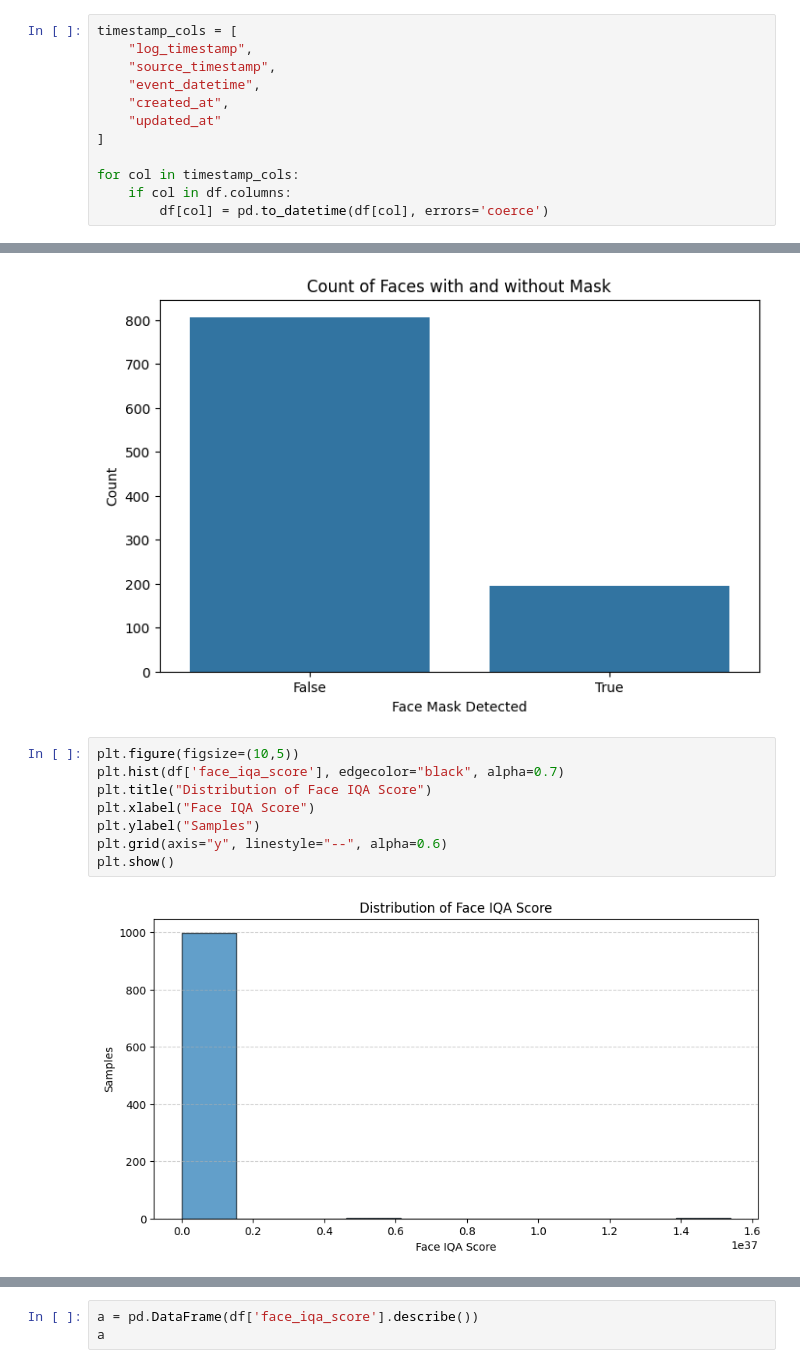
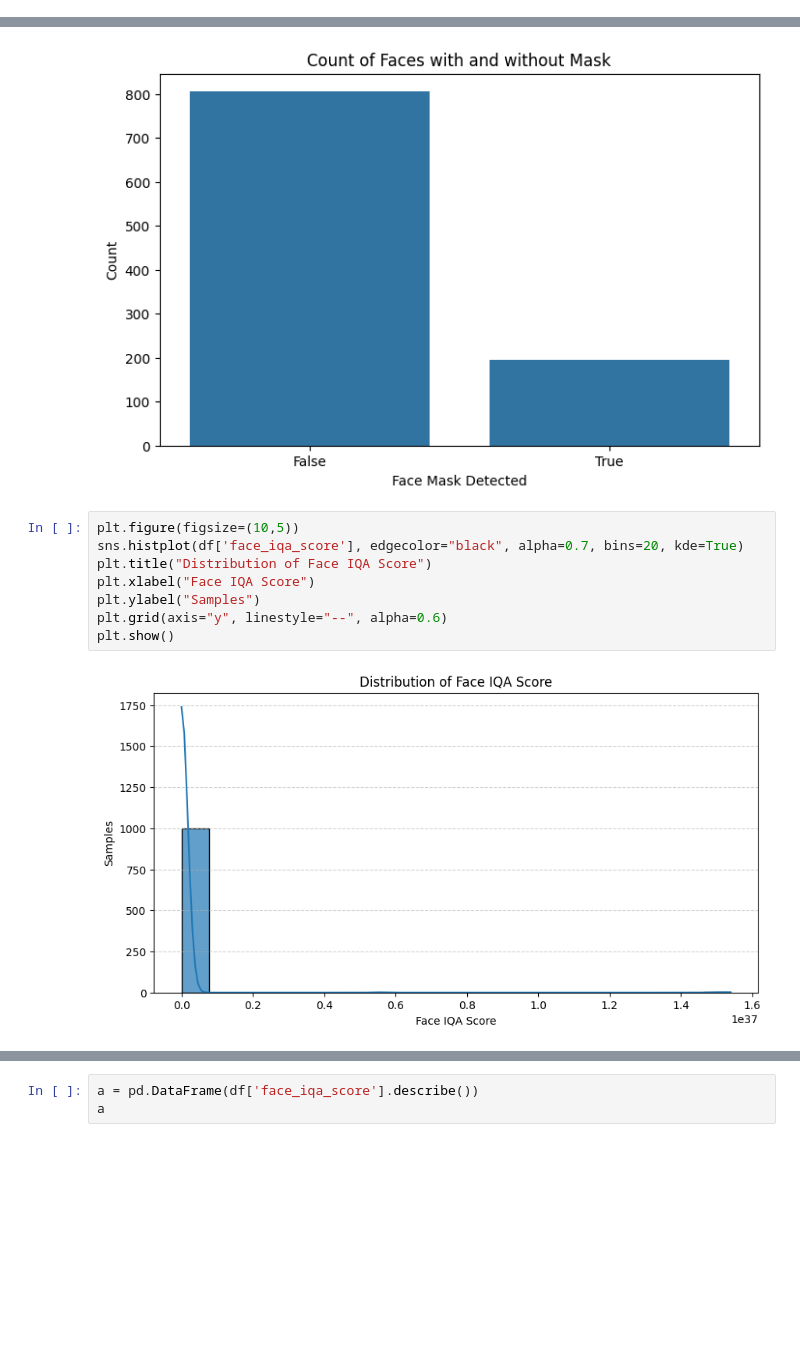
Before and after one commit to hoaghiepp/Cam-Log-Analysis, a Jupyter notebook: cam_log_analysis.ipynb, the cells around one changed output, grey strips where cells are left out. Drawn from its saved outputs; the diff is of its cells as text; blank space fills up the shorter version.

```diff
--- a/cam_log_analysis.ipynb
+++ b/cam_log_analysis.ipynb
@@ -88,18 +91,6 @@ df.describe(include='all').T
 | face_top_position | 1000.0 | NaN | NaN | NaN | 1252.851 | 546.357996 | 0.0 | 931.75 | 1162.0 | 1562.75 | 2515.0 |
 | face_track_id | 1000.0 | NaN | NaN | NaN | 5750.716 | 3361.626664 | 30.0 | 3390.25 | 5108.0 | 8127.75 | 12013.0 |
 | thumbnail_image | 1000 | 1000 | cam_hybrid/c692e4b8eba240b8add9e3... | 1 | NaN | NaN | NaN | NaN | NaN | NaN | NaN |
-# %%
-timestamp_cols = [
-    "log_timestamp",
-    "source_timestamp",
-    "event_datetime",
-    "created_at",
-    "updated_at"
-]
-
-for col in timestamp_cols:
-    if col in df.columns:
-        df[col] = pd.to_datetime(df[col], errors='coerce')
 # %%
 df.head(1)
 # %% [output]
@@ -141,11 +132,11 @@ plt.show()
 [figure]
 # %%
 plt.figure(figsize=(10,5))
-plt.hist(df['face_iqa_score'], edgecolor="black", alpha=0.7)
+sns.histplot(df['face_iqa_score'], edgecolor="black", alpha=0.7, bins=20, kde=True)
 plt.title("Distribution of Face IQA Score")
 plt.xlabel("Face IQA Score")
 plt.ylabel("Samples")
 plt.grid(axis="y", linestyle="--", alpha=0.6)
 plt.show()
 # %% [output]
-[figure, old version]
+[figure, new version]
```
Also changed, not shown: parts of 29 cells of this notebook.
